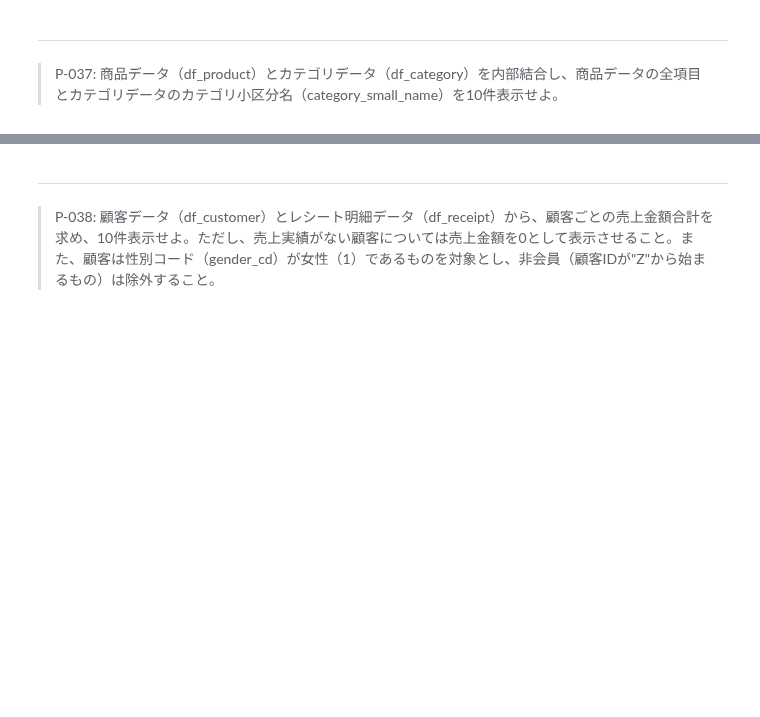
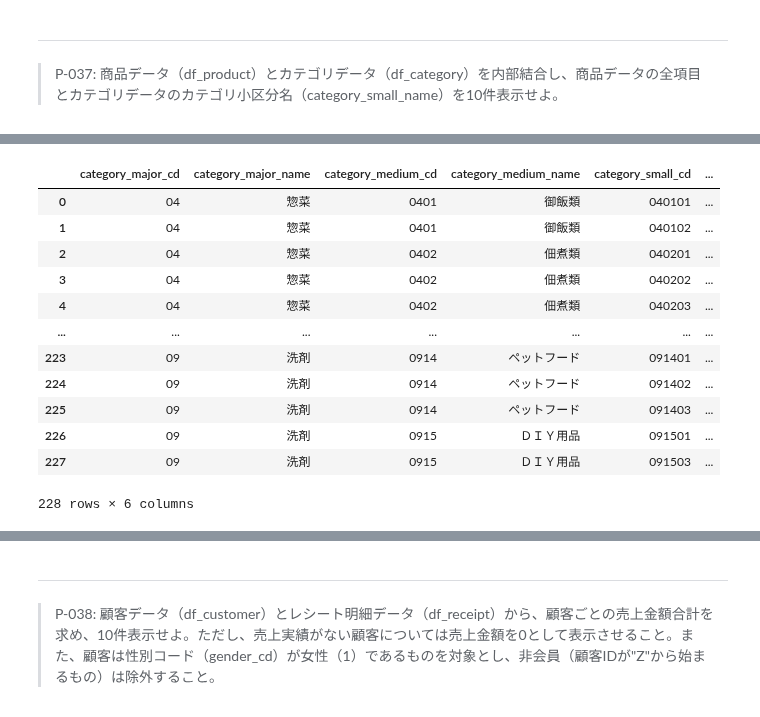
Before and after one commit to takunton/ds, a Jupyter notebook: work/ds_100/preprocess_knock_Python_Colab.ipynb, the cells around one changed output, grey strips where cells are left out. Drawn from its saved outputs; the diff is of its cells as text; code cells hidden in the pictures; blank space fills up the shorter version.

```diff
--- a/work/ds_100/preprocess_knock_Python_Colab.ipynb
+++ b/work/ds_100/preprocess_knock_Python_Colab.ipynb
@@ -695,0 +726,16 @@ df_receipt_35[df_receipt_35['amount'] >= mean_amount].head(10)
+# %%
+df_category
+# %% [output]
+|  | category_major_cd | category_major_name | category_medium_cd | category_medium_name | category_small_cd | ... |
+| 0 | 04 | 惣菜 | 0401 | 御飯類 | 040101 | ... |
+| 1 | 04 | 惣菜 | 0401 | 御飯類 | 040102 | ... |
+| 2 | 04 | 惣菜 | 0402 | 佃煮類 | 040201 | ... |
+| 3 | 04 | 惣菜 | 0402 | 佃煮類 | 040202 | ... |
+| 4 | 04 | 惣菜 | 0402 | 佃煮類 | 040203 | ... |
+| ... | ... | ... | ... | ... | ... | ... |
+| 223 | 09 | 洗剤 | 0914 | ペットフード | 091401 | ... |
+| 224 | 09 | 洗剤 | 0914 | ペットフード | 091402 | ... |
+| 225 | 09 | 洗剤 | 0914 | ペットフード | 091403 | ... |
+| 226 | 09 | 洗剤 | 0915 | ＤＩＹ用品 | 091501 | ... |
+| 227 | 09 | 洗剤 | 0915 | ＤＩＹ用品 | 091503 | ... |
+228 rows × 6 columns
```
Also changed, not shown: parts of 4 cells of this notebook.
